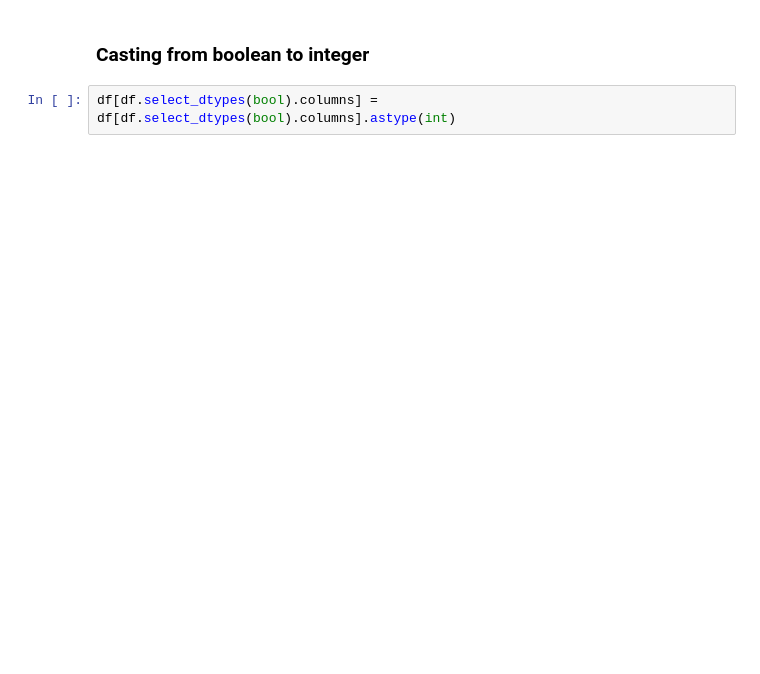
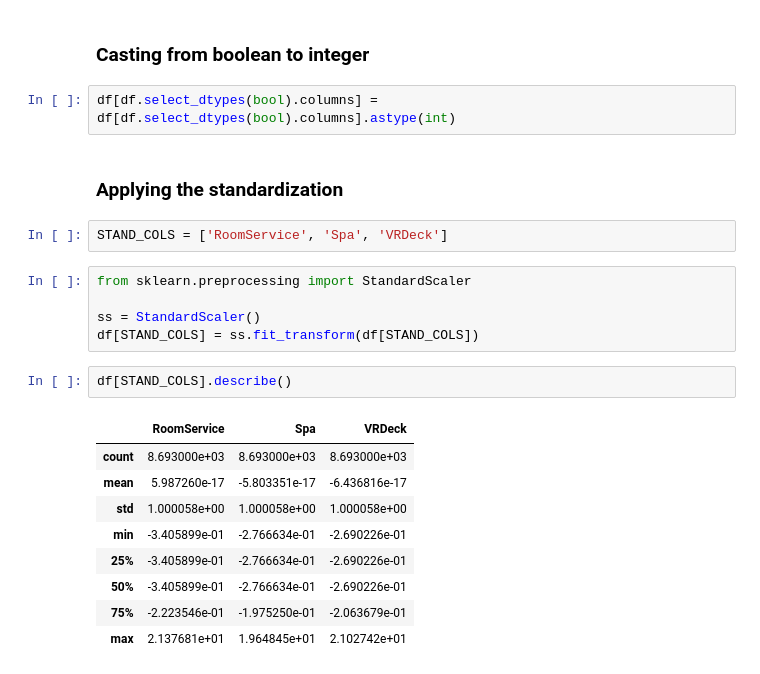
Before and after one commit to AveePB/Kaggle, a Jupyter notebook: F.spaceship-titanic/preprocessing.ipynb, the cells around one changed output. Cells and saved outputs as stored; diff of their text form; blank space fills up the shorter version.

```diff
--- a/F.spaceship-titanic/preprocessing.ipynb
+++ b/F.spaceship-titanic/preprocessing.ipynb
@@ -332,3 +353,24 @@ df
 ### Casting from boolean to integer
 # %%
 df[df.select_dtypes(bool).columns] = df[df.select_dtypes(bool).columns].astype(int)
+# %% [markdown]
+### Applying the standardization
+# %%
+STAND_COLS = ['RoomService', 'Spa', 'VRDeck']
+# %%
+from sklearn.preprocessing import StandardScaler
+
+ss = StandardScaler()
+df[STAND_COLS] = ss.fit_transform(df[STAND_COLS])
+# %%
+df[STAND_COLS].describe()
+# %% [output]
+|  | RoomService | Spa | VRDeck |
+| count | 8.693000e+03 | 8.693000e+03 | 8.693000e+03 |
+| mean | 5.987260e-17 | -5.803351e-17 | -6.436816e-17 |
+| std | 1.000058e+00 | 1.000058e+00 | 1.000058e+00 |
+| min | -3.405899e-01 | -2.766634e-01 | -2.690226e-01 |
+| 25% | -3.405899e-01 | -2.766634e-01 | -2.690226e-01 |
+| 50% | -3.405899e-01 | -2.766634e-01 | -2.690226e-01 |
+| 75% | -2.223546e-01 | -1.975250e-01 | -2.063679e-01 |
+| max | 2.137681e+01 | 1.964845e+01 | 2.102742e+01 |
```
Also changed, not shown: parts of 5 cells of this notebook, 2 other files.
